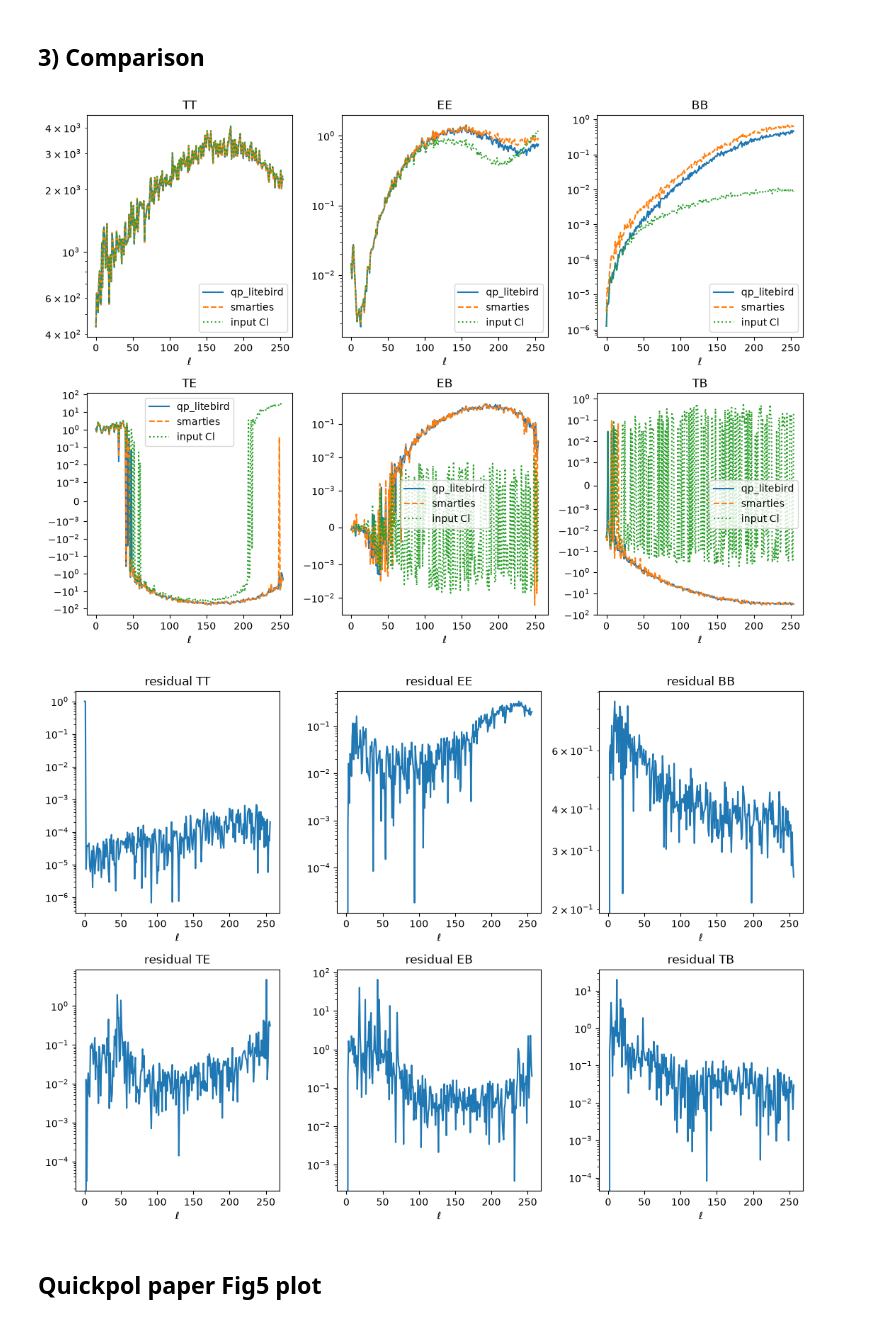
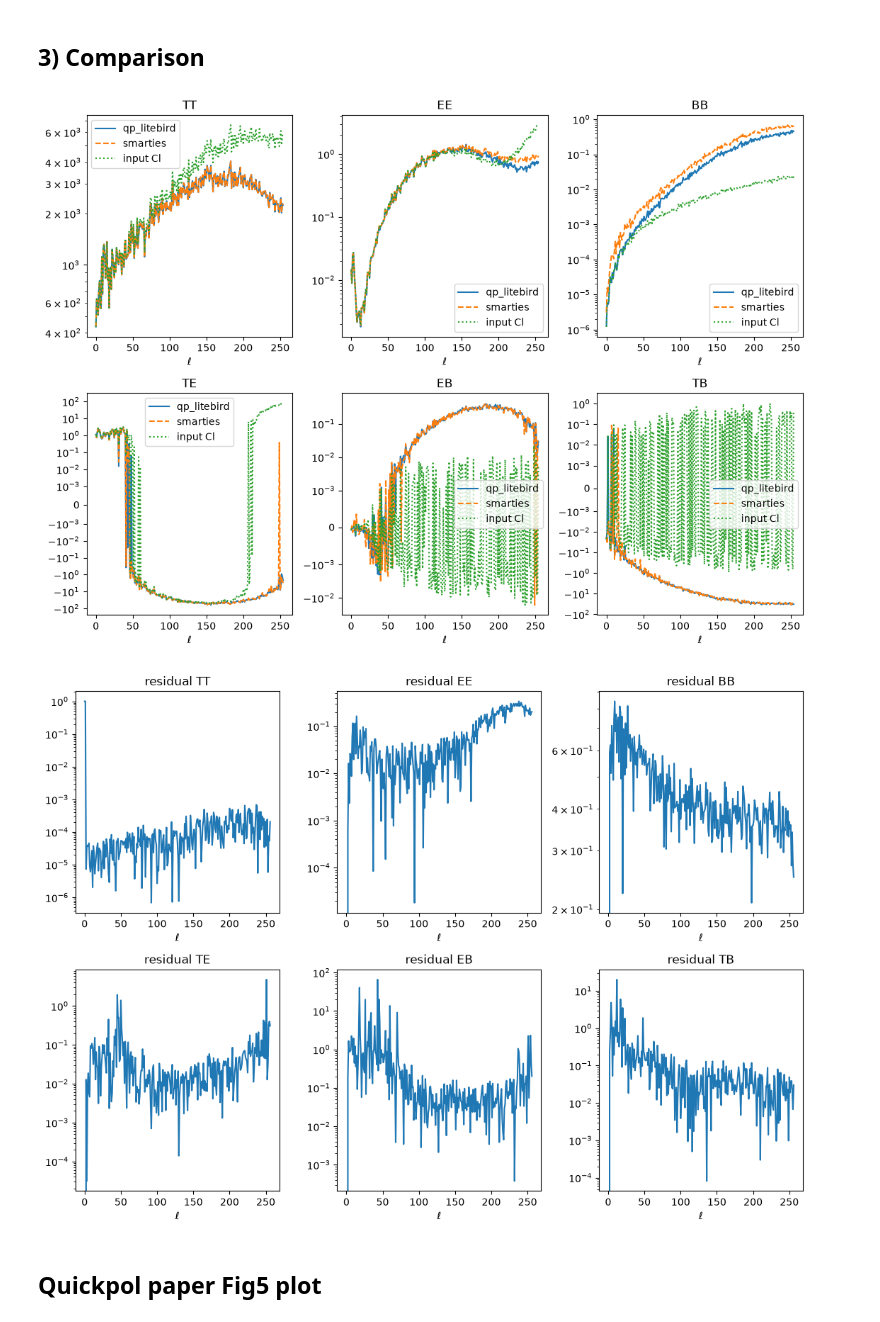
Before and after one commit to litebird/qp_litebird, a Jupyter notebook: notebooks/example.ipynb, the cells around one changed output. Drawn from its saved outputs; the diff is of its cells as text; code cells hidden in the pictures.

```diff
--- a/notebooks/example.ipynb
+++ b/notebooks/example.ipynb
@@ -121,4 +121,5 @@ sky_params = lbs.SkyGenerationParams(
     bandpass_integration=False, units="uK_CMB", output_type="alm", lmax=lmax,
 )
 alm_sky = sim.get_sky(parameters=sky_params)
+cl_true =hp.alm2cl(alm_sky["000_000_003_QA_040_T"].values, lmax=lmax)
 # %% [output]
@@ -140,7 +141,9 @@ result = qp.hmap2mat(
     conserve_memory=False,
     lstep=1,
 )
+
 beam_mat = result.beam_mat
 print("beam matrix shapes:", {k: v.shape for k, v in beam_mat.items()})
 print("TT[0,0,0] =", beam_mat["TT"][0, 0, 0])
+qp_spectra =qp.get_spectra(beam_mat,cl_true,lmax=lmax)
 # %% [output]
@@ -245,36 +227,36 @@ hp.mollview(cond_number, title="Condition number of the inverse mapmaking matrix
 smarties_cl = hp.anafast(convolved, lmax=lmax, pol=True)  # (4, lmax+1)
 dl_factor=np.array([l*(l+1)/(2*np.pi) for l in range(2,lmax+1)])
 labels = ["TT", "EE", "BB", "TE","EB","TB"]
 fig, axes = plt.subplots(2, 3, figsize=(11, 8))
 for idx, (ax, label) in enumerate(zip(axes.ravel(), labels)):
     if idx<3:
         ax.semilogy(qp_spectra[idx][2:]*dl_factor, label="qp_litebird")
         ax.semilogy(smarties_cl[idx][2:]*dl_factor, label="smarties", ls="--")
-        ax.semilogy(cl_true_smoothed[idx][2:]*dl_factor, label="input Cl", ls=":")
+        ax.semilogy(cl_true[idx][2:]*dl_factor, label="input Cl", ls=":")
         # ax.set_ylim([1e-6, 1e-2])
     else:
         ax.plot(qp_spectra[idx][2:]*dl_factor, label="qp_litebird")
         ax.plot(smarties_cl[idx][2:]*dl_factor, label="smarties", ls="--")
-        ax.plot(cl_true_smoothed[idx][2:]*dl_factor, label="input Cl", ls=":")
+        ax.plot(cl_true[idx][2:]*dl_factor, label="input Cl", ls=":")
         ax.set_yscale('symlog', linthresh=1e-3)
     ax.set_title(label)
 
     ax.legend()
     ax.set_xlabel(r"$\ell$")
 plt.tight_layout()
 plt.show()
 
 # Relative residual
 fig, axes = plt.subplots(2, 3, figsize=(11, 8))
 for idx, (ax, label) in enumerate(zip(axes.ravel(), labels)):
     residual = np.abs(qp_spectra[idx] - smarties_cl[idx])/np.maximum(np.abs(smarties_cl[idx]), 1e-30)
     ax.semilogy(residual)
     ax.set_title(f"residual {label}")
     ax.set_xlabel(r"$\ell$")
 plt.tight_layout()
 plt.show()
 # %% [output]
-[figure, old version]
+[figure, new version]
 [figure]
 # %% [markdown]
 ## Quickpol paper Fig5  plot
```
Also changed, not shown: parts of 14 cells of this notebook.
